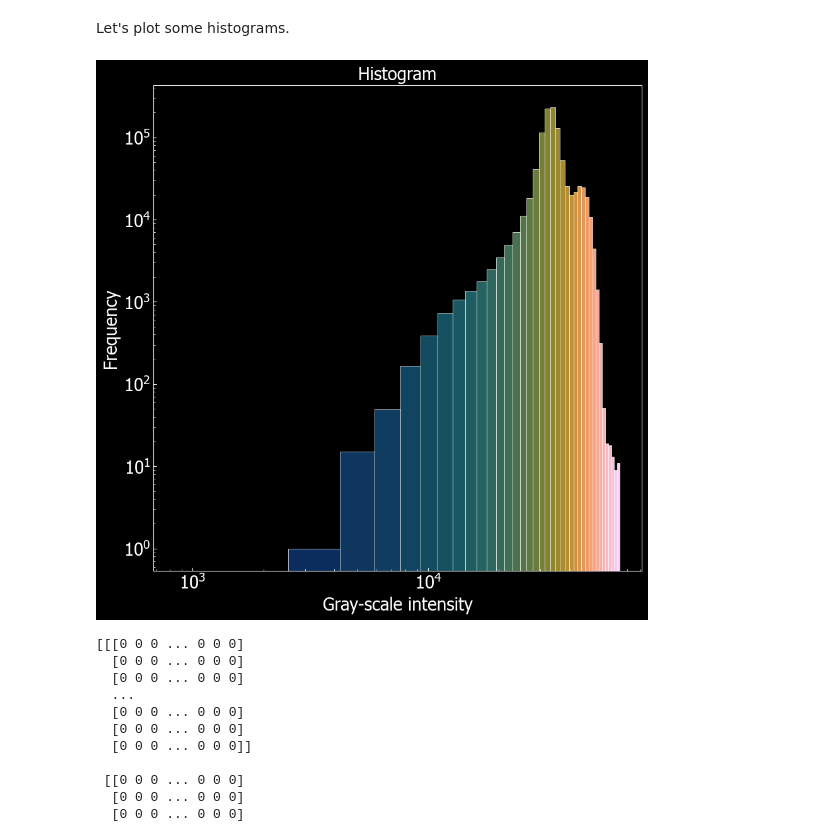
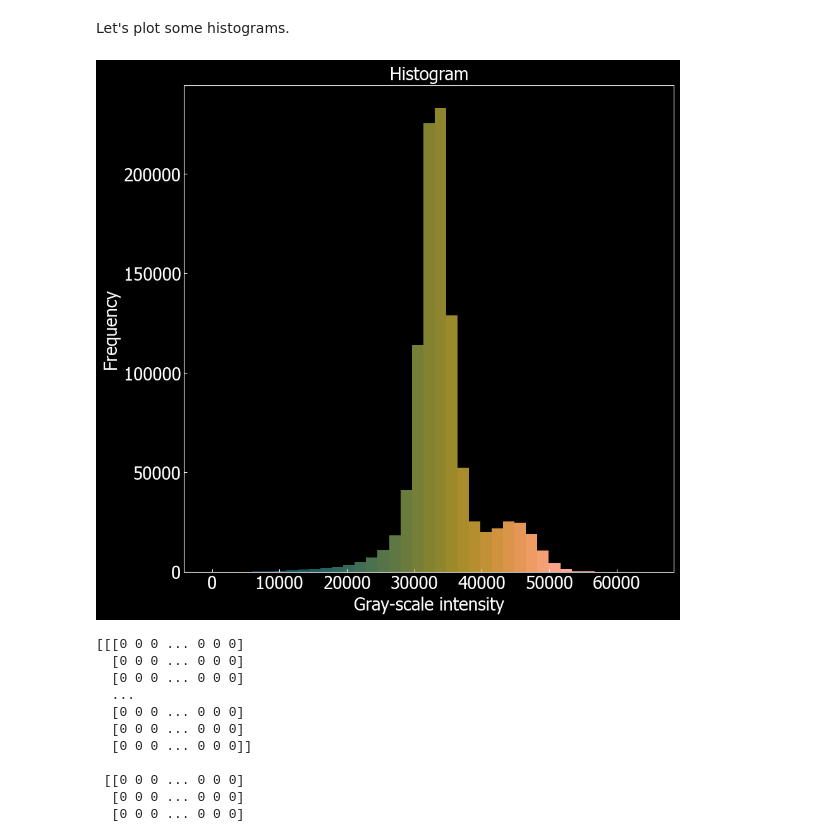
Before and after one commit to m-balcewicz/Digital_Rock_Physics_Template, a Jupyter notebook: examples/get_started_3D_array.ipynb, the cells around one changed output. Cells and saved outputs as stored; diff of their text form; code cells hidden in the pictures.

```diff
--- a/examples/get_started_3D_array.ipynb
+++ b/examples/get_started_3D_array.ipynb
@@ -73,9 +77,9 @@ Get the connected porosity
 # %% [markdown]
 Let's plot some histograms.
 # %%
-fig_hist = plot_histogram(data_raw, dtype='uint16')
+fig_hist = plot_histogram(data_raw, dtype='uint16',cmap_set=None, log_scale=None, dark_mode=True)
 # %% [output]
-[figure, old version]
+[figure, new version]
 # %%
 output = get_connected_porosity(data, paramsfile='subvolume_100_100_100.json')
 con_pore = get_phase_fractions(output)
```
Also changed, not shown: parts of 2 cells of this notebook.
